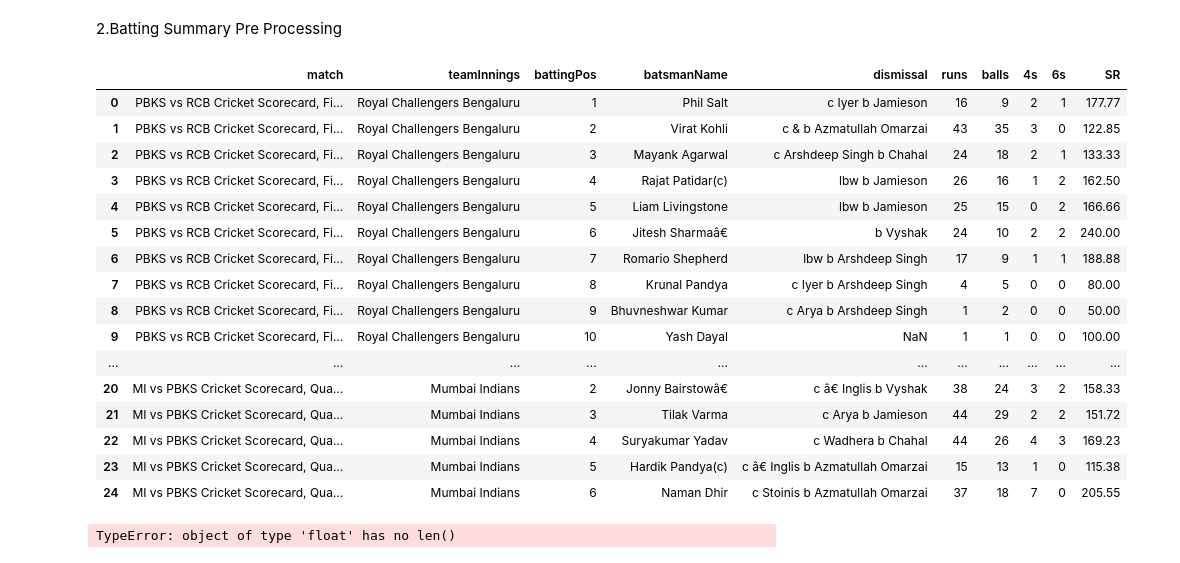
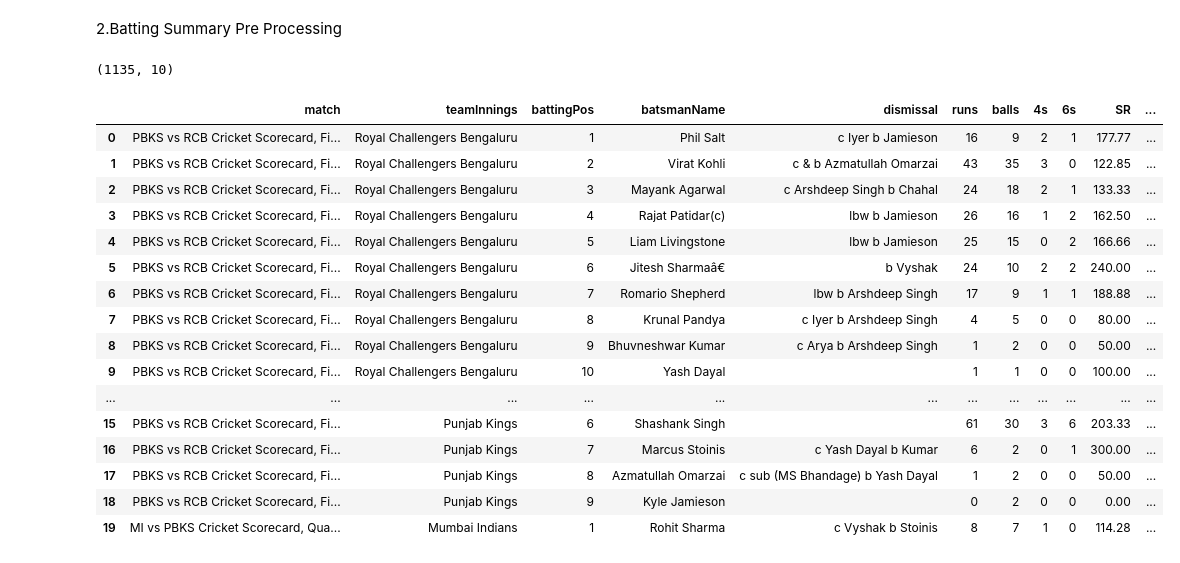
Before and after one commit to Muthukumar-975/IPL-2025-Data-Analysis, a Jupyter notebook: ipl_2025_processing.ipynb, the cells around one changed output. Cells and saved outputs as stored; diff of their text form; code cells hidden in the pictures.

Commit message:
Batting and Bowling Information are processed to CSV files

```diff
--- a/ipl_2025_processing.ipynb
+++ b/ipl_2025_processing.ipynb
@@ -63,27 +64,29 @@ with open('ipl_2025_json_files/ipl_2025_batting_summary.json') as f:
     data = json.load(f)
 
 df_bat = pd.DataFrame(data)
-df_bat.head(25)
+df_bat.head()
+df_bat.shape
 # %% [output]
-|  | match | teamInnings | battingPos | batsmanName | dismissal | runs | balls | 4s | 6s | SR |
-| 0 | PBKS vs RCB Cricket Scorecard, Fi... | Royal Challengers Bengaluru | 1 | Phil Salt | c Iyer b Jamieson | 16 | 9 | 2 | 1 | 177.77 |
-| 1 | PBKS vs RCB Cricket Scorecard, Fi... | Royal Challengers Bengaluru | 2 | Virat Kohli | c & b Azmatullah Omarzai | 43 | 35 | 3 | 0 | 122.85 |
-| 2 | PBKS vs RCB Cricket Scorecard, Fi... | Royal Challengers Bengaluru | 3 | Mayank Agarwal | c Arshdeep Singh b Chahal | 24 | 18 | 2 | 1 | 133.33 |
-| 3 | PBKS vs RCB Cricket Scorecard, Fi... | Royal Challengers Bengaluru | 4 | Rajat Patidar(c) | lbw b Jamieson | 26 | 16 | 1 | 2 | 162.50 |
-| 4 | PBKS vs RCB Cricket Scorecard, Fi... | Royal Challengers Bengaluru | 5 | Liam Livingstone | lbw b Jamieson | 25 | 15 | 0 | 2 | 166.66 |
-| 5 | PBKS vs RCB Cricket Scorecard, Fi... | Royal Challengers Bengaluru | 6 | Jitesh Sharmaâ€ | b Vyshak | 24 | 10 | 2 | 2 | 240.00 |
-| 6 | PBKS vs RCB Cricket Scorecard, Fi... | Royal Challengers Bengaluru | 7 | Romario Shepherd | lbw b Arshdeep Singh | 17 | 9 | 1 | 1 | 188.88 |
-| 7 | PBKS vs RCB Cricket Scorecard, Fi... | Royal Challengers Bengaluru | 8 | Krunal Pandya | c Iyer b Arshdeep Singh | 4 | 5 | 0 | 0 | 80.00 |
-| 8 | PBKS vs RCB Cricket Scorecard, Fi... | Royal Challengers Bengaluru | 9 | Bhuvneshwar Kumar | c Arya b Arshdeep Singh | 1 | 2 | 0 | 0 | 50.00 |
-| 9 | PBKS vs RCB Cricket Scorecard, Fi... | Royal Challengers Bengaluru | 10 | Yash Dayal | NaN | 1 | 1 | 0 | 0 | 100.00 |
-| ... | ... | ... | ... | ... | ... | ... | ... | ... | ... | ... |
-| 20 | MI vs PBKS Cricket Scorecard, Qua... | Mumbai Indians | 2 | Jonny Bairstowâ€ | c â€ Inglis b Vyshak | 38 | 24 | 3 | 2 | 158.33 |
-| 21 | MI vs PBKS Cricket Scorecard, Qua... | Mumbai Indians | 3 | Tilak Varma | c Arya b Jamieson | 44 | 29 | 2 | 2 | 151.72 |
-| 22 | MI vs PBKS Cricket Scorecard, Qua... | Mumbai Indians | 4 | Suryakumar Yadav | c Wadhera b Chahal | 44 | 26 | 4 | 3 | 169.23 |
-| 23 | MI vs PBKS Cricket Scorecard, Qua... | Mumbai Indians | 5 | Hardik Pandya(c) | c â€ Inglis b Azmatullah Omarzai | 15 | 13 | 1 | 0 | 115.38 |
-| 24 | MI vs PBKS Cricket Scorecard, Qua... | Mumbai Indians | 6 | Naman Dhir | c Stoinis b Azmatullah Omarzai | 37 | 18 | 7 | 0 | 205.55 |
+(1135, 10)
 # %%
-df_bat['out/not_out'] = df_bat.dismissal.apply(lambda x: "out" if len(x)>0 else "not_out")
-df_bat.head(11)
+df_bat['dismissal'] = df_bat['dismissal'].fillna('')
+df_bat['out/not out'] = df_bat['dismissal'].apply(lambda x: "out" if len(x) > 0 else "not out")
+df_bat.head(20)
 # %% [output]
-TypeError: object of type 'float' has no len()
+|  | match | teamInnings | battingPos | batsmanName | dismissal | runs | balls | 4s | 6s | SR | ... |
+| 0 | PBKS vs RCB Cricket Scorecard, Fi... | Royal Challengers Bengaluru | 1 | Phil Salt | c Iyer b Jamieson | 16 | 9 | 2 | 1 | 177.77 | ... |
+| 1 | PBKS vs RCB Cricket Scorecard, Fi... | Royal Challengers Bengaluru | 2 | Virat Kohli | c & b Azmatullah Omarzai | 43 | 35 | 3 | 0 | 122.85 | ... |
+| 2 | PBKS vs RCB Cricket Scorecard, Fi... | Royal Challengers Bengaluru | 3 | Mayank Agarwal | c Arshdeep Singh b Chahal | 24 | 18 | 2 | 1 | 133.33 | ... |
+| 3 | PBKS vs RCB Cricket Scorecard, Fi... | Royal Challengers Bengaluru | 4 | Rajat Patidar(c) | lbw b Jamieson | 26 | 16 | 1 | 2 | 162.50 | ... |
+| 4 | PBKS vs RCB Cricket Scorecard, Fi... | Royal Challengers Bengaluru | 5 | Liam Livingstone | lbw b Jamieson | 25 | 15 | 0 | 2 | 166.66 | ... |
+| 5 | PBKS vs RCB Cricket Scorecard, Fi... | Royal Challengers Bengaluru | 6 | Jitesh Sharmaâ€ | b Vyshak | 24 | 10 | 2 | 2 | 240.00 | ... |
+| 6 | PBKS vs RCB Cricket Scorecard, Fi... | Royal Challengers Bengaluru | 7 | Romario Shepherd | lbw b Arshdeep Singh | 17 | 9 | 1 | 1 | 188.88 | ... |
+| 7 | PBKS vs RCB Cricket Scorecard, Fi... | Royal Challengers Bengaluru | 8 | Krunal Pandya | c Iyer b Arshdeep Singh | 4 | 5 | 0 | 0 | 80.00 | ... |
+| 8 | PBKS vs RCB Cricket Scorecard, Fi... | Royal Challengers Bengaluru | 9 | Bhuvneshwar Kumar | c Arya b Arshdeep Singh | 1 | 2 | 0 | 0 | 50.00 | ... |
+| 9 | PBKS vs RCB Cricket Scorecard, Fi... | Royal Challengers Bengaluru | 10 | Yash Dayal |  | 1 | 1 | 0 | 0 | 100.00 | ... |
+| ... | ... | ... | ... | ... | ... | ... | ... | ... | ... | ... | ... |
+| 15 | PBKS vs RCB Cricket Scorecard, Fi... | Punjab Kings | 6 | Shashank Singh |  | 61 | 30 | 3 | 6 | 203.33 | ... |
+| 16 | PBKS vs RCB Cricket Scorecard, Fi... | Punjab Kings | 7 | Marcus Stoinis | c Yash Dayal b Kumar | 6 | 2 | 0 | 1 | 300.00 | ... |
+| 17 | PBKS vs RCB Cricket Scorecard, Fi... | Punjab Kings | 8 | Azmatullah Omarzai | c sub (MS Bhandage) b Yash Dayal | 1 | 2 | 0 | 0 | 50.00 | ... |
+| 18 | PBKS vs RCB Cricket Scorecard, Fi... | Punjab Kings | 9 | Kyle Jamieson |  | 0 | 2 | 0 | 0 | 0.00 | ... |
+| 19 | MI vs PBKS Cricket Scorecard, Qua... | Mumbai Indians | 1 | Rohit Sharma | c Vyshak b Stoinis | 8 | 7 | 1 | 0 | 114.28 | ... |
```
Also changed, not shown: parts of 12 cells of this notebook.
